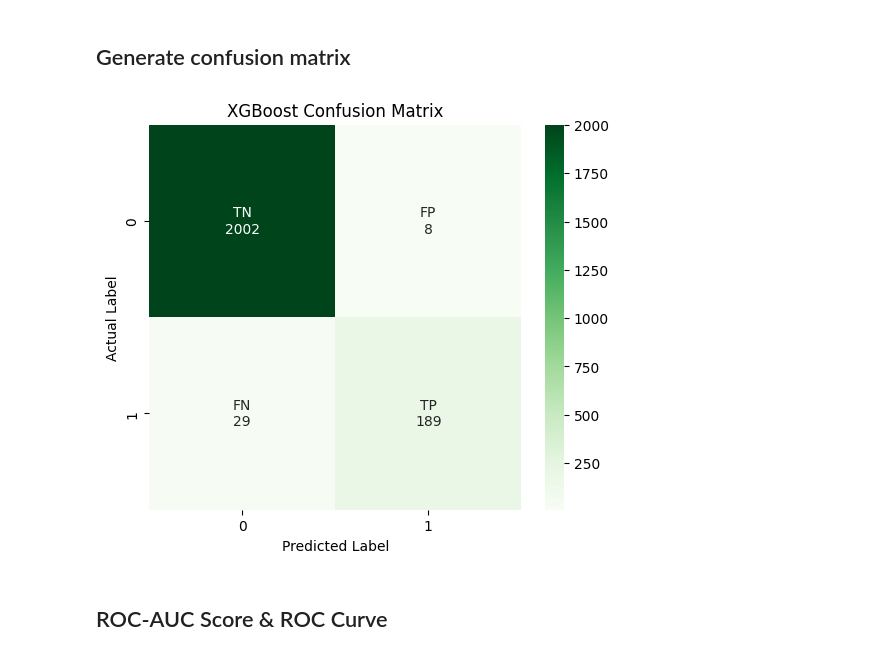
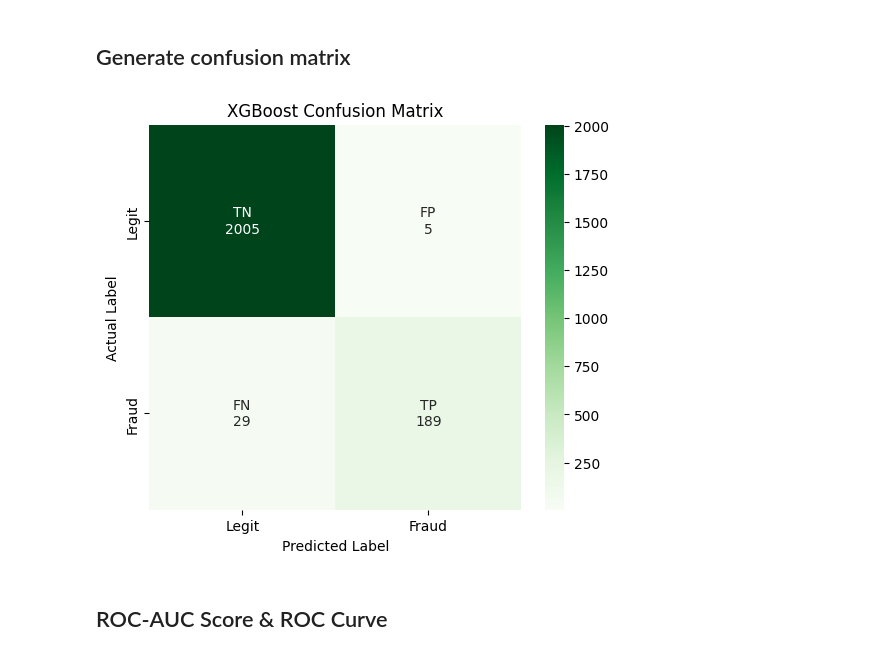
Before and after one commit to esosaomwanghe/Fraud_Detection_Project, a Jupyter notebook: notebook/model.ipynb, the cells around one changed output. Saved outputs shown, nothing was run; the diff lists cells and outputs as text; code cells hidden in the pictures.

```diff
--- a/notebook/model.ipynb
+++ b/notebook/model.ipynb
@@ -236,5 +162,5 @@ log_model = LogisticRegression(
 )
 
 # Train model
-log_model.fit(X_train, y_train)
+log_model.fit(X_train_processed, y_train)
 # %% [output]
@@ -250,9 +168,9 @@ LogisticRegression(class_weight='balanced', max_iter=1000, random_state=42)
 # %%
 # Predict classes
-y_pred = log_model.predict(X_test)
+y_pred = log_model.predict(X_test_processed)
 
 # Predict probabilities
-y_prob = log_model.predict_proba(X_test)[:,1]
+y_prob = log_model.predict_proba(X_test_processed)[:,1]
 # %% [markdown]
 ## Evaluate Model (Log. Reg)
 # %%
@@ -347,8 +267,8 @@ xgb_model = XGBClassifier(
 # Train XGBoost model
 
 xgb_model.fit(
-    X_train_smote,
-    y_train_smote
+    X_train_processed,
+    y_train
 )
 # %% [output]
 XGBClassifier(base_score=None, booster=None, callbacks=None,
@@ -366,11 +286,11 @@ XGBClassifier(base_score=None, booster=None, callbacks=None,
 # %%
 # Predict fraud classes
 
-y_pred_xgb = xgb_model.predict(X_test_scaled)
+y_pred_xgb = xgb_model.predict(X_test_processed)
 
 # Predict fraud probabilities
 
-y_prob_xgb = xgb_model.predict_proba(X_test_scaled)[:,1]
+y_prob_xgb = xgb_model.predict_proba(X_test_processed)[:,1]
 # %% [markdown]
 ## Evaluate Model Performance
 # %%
@@ -417,35 +337,37 @@ labels = np.array([
 # Combine labels with values
 
 annot_labels = np.empty_like(cm).astype(str)
 
 for i in range(cm.shape[0]):
     for j in range(cm.shape[1]):
 
         annot_labels[i, j] = (
             labels[i, j]
             + "\n"
             + str(cm[i, j])
         )
 
 # Plot confusion matrix
 
 plt.figure(figsize=(6,5))
 
 sns.heatmap(
     cm,
     annot=annot_labels,
     fmt="",
-    cmap="Greens"
+    cmap="Greens",
+    xticklabels=["Legit", "Fraud"],
+    yticklabels=["Legit", "Fraud"]
 )
 
 plt.title("XGBoost Confusion Matrix")
 
 plt.xlabel("Predicted Label")
 plt.ylabel("Actual Label")
 
 plt.show()
 # %% [output]
-[figure, old version]
+[figure, new version]
 # %% [markdown]
 ## ROC-AUC Score & ROC Curve
 # %%
```
Also changed, not shown: parts of 32 cells of this notebook, 3 other files.
